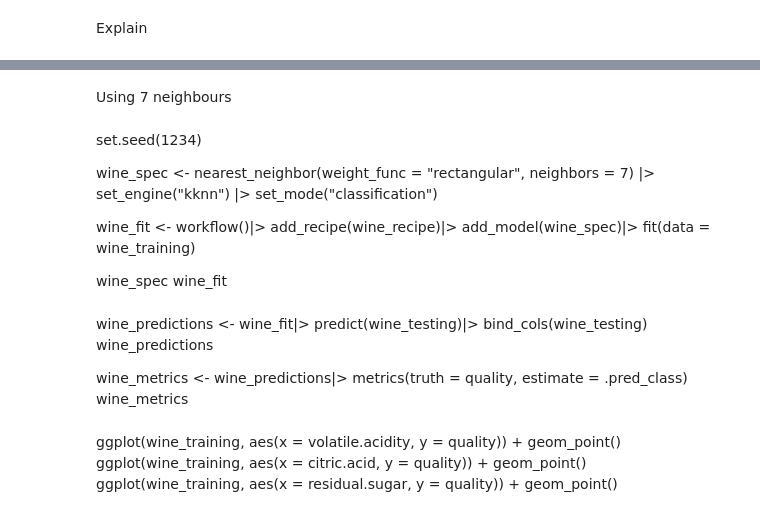
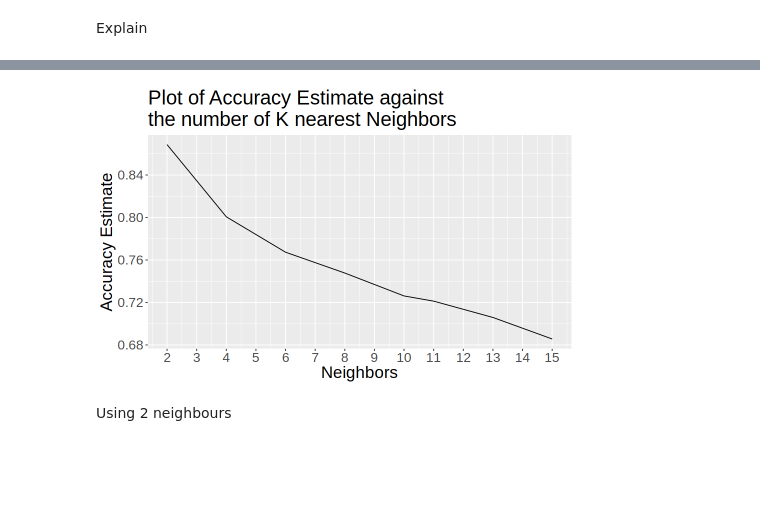
Before and after one commit to arjunbhatia13/DSCI-Project-013, a Jupyter notebook: FinalProject.ipynb, the cells around one changed output, grey strips where cells are left out. Saved outputs shown, nothing was run; the diff lists cells and outputs as text; code cells hidden in the pictures; blank space fills up the shorter version.

```diff
--- a/FinalProject.ipynb
+++ b/FinalProject.ipynb
@@ -148,0 +339,15 @@ accuracies_plot
+# %%
+#Creating classification recipe and spec
+set.seed(1311)
+
+wine_recipe <- recipe(quality ~ . , data = wine_training)|>
+               step_center(all_predictors())|>
+               step_scale(all_predictors())|>
+               prep()
+
+wine_tune <- nearest_neighbor(weight_func = "rectangular", neighbors = tune()) |>
+             set_engine("kknn") |>
+             set_mode("classification")
+
+wine_recipe
+wine_tune
@@ -148,0 +376,15 @@ accuracies_plot
+# %%
+# V-fold and knn tune setup
+set.seed(1311)
+
+wine_vfold <- vfold_cv(wine_training, v = 5, strata = quality)
+# %%
+# Choosing the optimal number of neighbors for classification
+set.seed(1311)
+
+knn_results <- workflow() |>
+               add_recipe(wine_recipe) |>
+               add_model(wine_tune) |>
+               tune_grid(resamples = wine_vfold, grid = 10)|>
+               collect_metrics()
+knn_results
@@ -149,29 +402,19 @@ accuracies_plot
+# %%
+set.seed(1311)
+#Plotting predicted accuracies to choose optimal number of neighbors
+
+accuracies <- knn_results |>
+              filter(.metric == "accuracy")
+
+accuracies_plot <- ggplot(accuracies, aes(x = neighbors, y = mean))+
+                   geom_line() +
+                   labs(x = "Neighbors", y = "Accuracy Estimate", title = "Plot of Accuracy Estimate against
+the number of K nearest Neighbors") +
+                   scale_x_continuous(breaks = seq(0, 100, by = 1)) +
+                   theme(text = element_text(size = 20))
+
+accuracies_plot
+# %% [output]
+[figure, added]
 # %% [markdown]
-Using 7 neighbours
+Using 2 neighbours
-# %% [markdown]
-set.seed(1234)
-
-wine_spec <- nearest_neighbor(weight_func = "rectangular", neighbors = 7) |>
-             set_engine("kknn") |>
-             set_mode("classification")
-
-wine_fit <- workflow()|>
-            add_recipe(wine_recipe)|>
-            add_model(wine_spec)|>
-            fit(data = wine_training)
-
-wine_spec
-wine_fit
-# %% [markdown]
-wine_predictions <- wine_fit|>
-                    predict(wine_testing)|>
-                    bind_cols(wine_testing)
-wine_predictions
-
-wine_metrics <- wine_predictions|>
-                metrics(truth = quality, estimate = .pred_class)
-wine_metrics
-# %% [markdown]
-ggplot(wine_training, aes(x = volatile.acidity, y = quality)) + geom_point()
-ggplot(wine_training, aes(x = citric.acid, y = quality)) + geom_point()
-ggplot(wine_training, aes(x = residual.sugar, y = quality)) + geom_point()
```
Also changed, not shown: parts of 40 cells of this notebook.
